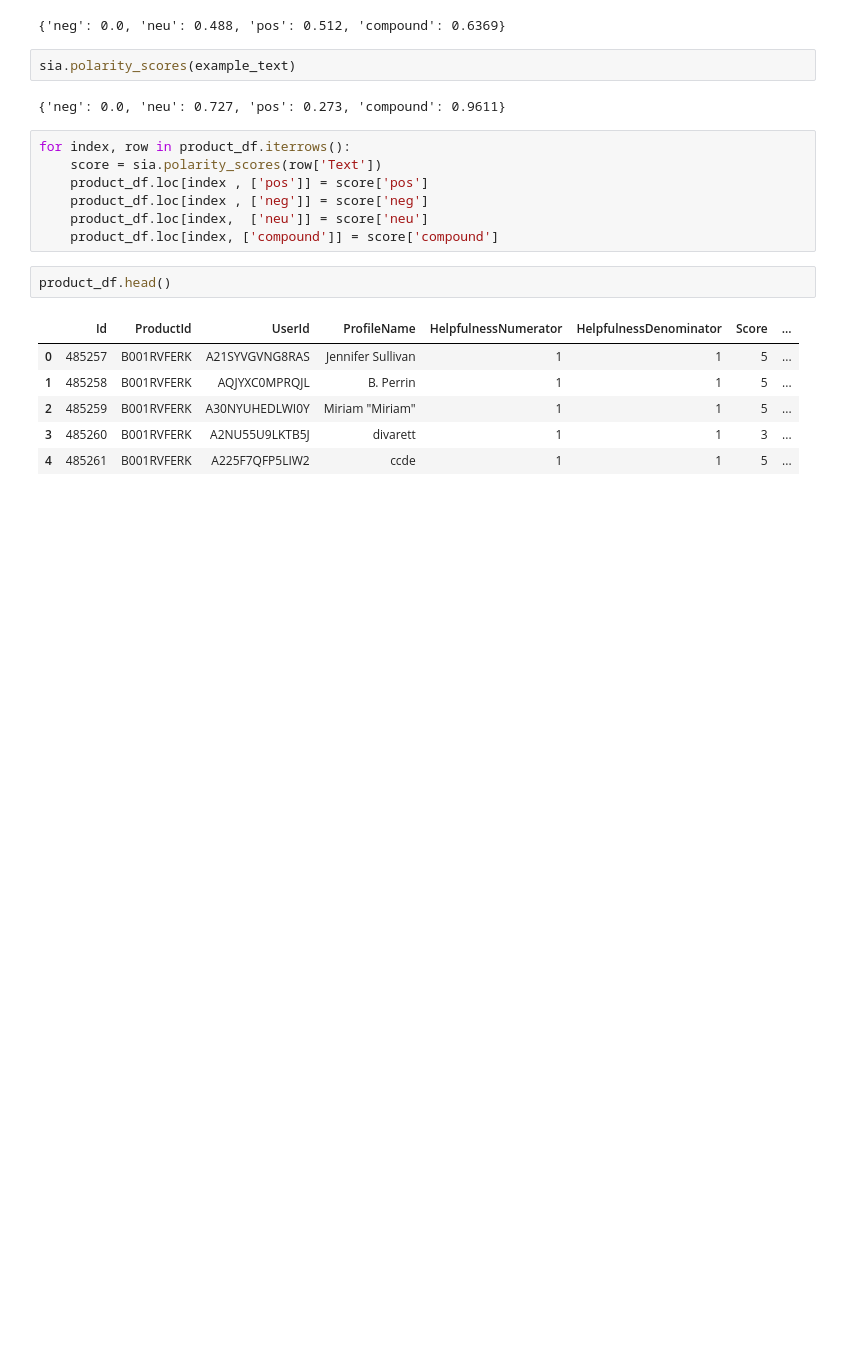
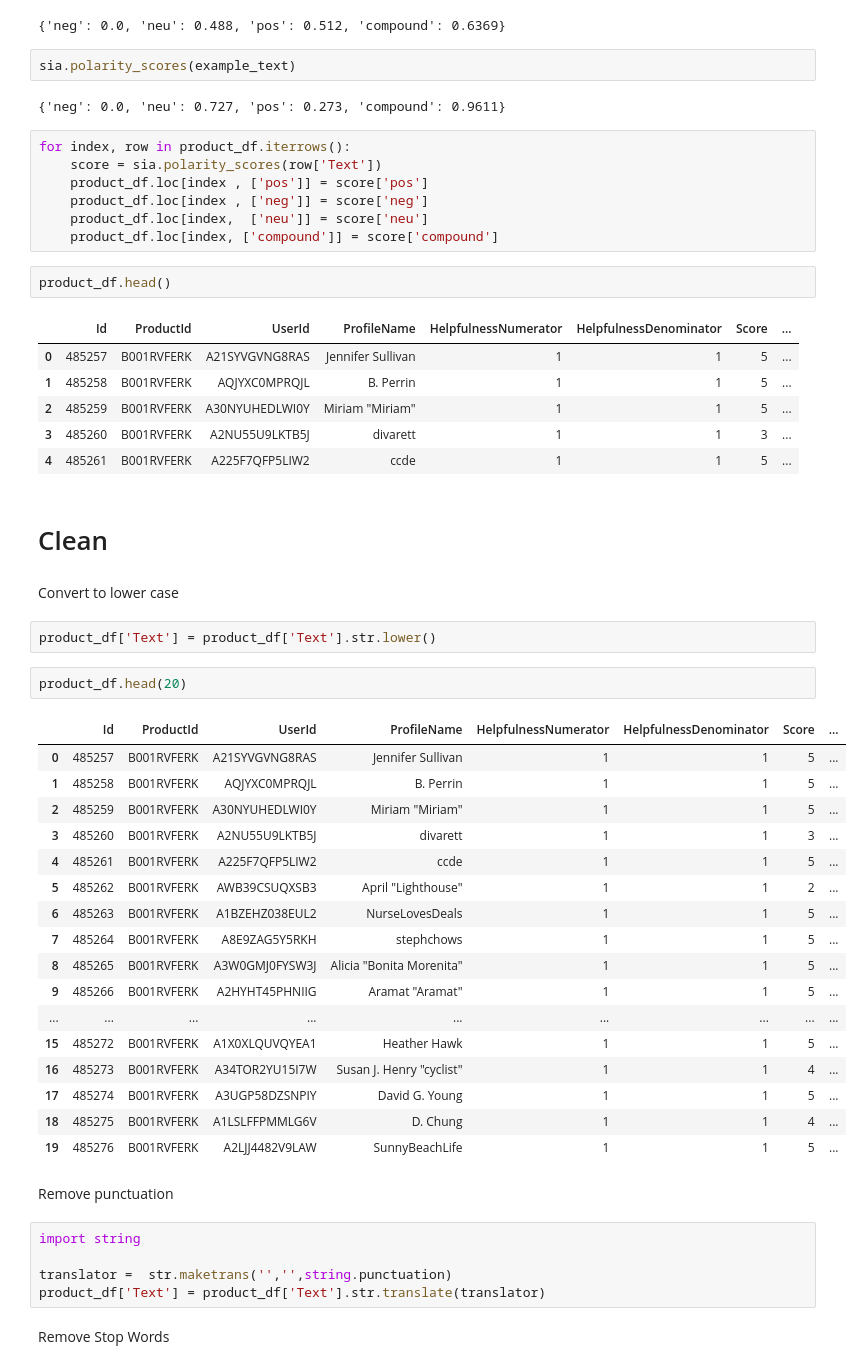
Before and after one commit to fbaezcalderon/sentiment_analysis_winter2025, a Jupyter notebook: quality_characteristics.ipynb, the cells around one changed output. Saved outputs shown, nothing was run; the diff lists cells and outputs as text; blank space fills up the shorter version.

Commit message:
scores after

```diff
--- a/quality_characteristics.ipynb
+++ b/quality_characteristics.ipynb
@@ -119,3 +119,38 @@ product_df.head()
 | 2 | 485259 | B001RVFERK | A30NYUHEDLWI0Y | Miriam "Miriam" | 1 | 1 | 5 | ... |
 | 3 | 485260 | B001RVFERK | A2NU55U9LKTB5J | divarett | 1 | 1 | 3 | ... |
 | 4 | 485261 | B001RVFERK | A225F7QFP5LIW2 | ccde | 1 | 1 | 5 | ... |
+# %% [markdown]
+# Clean
+# %% [markdown]
+Convert to lower case
+# %%
+product_df['Text'] = product_df['Text'].str.lower()
+# %%
+product_df.head(20)
+# %% [output]
+|  | Id | ProductId | UserId | ProfileName | HelpfulnessNumerator | HelpfulnessDenominator | Score | ... |
+| 0 | 485257 | B001RVFERK | A21SYVGVNG8RAS | Jennifer Sullivan | 1 | 1 | 5 | ... |
+| 1 | 485258 | B001RVFERK | AQJYXC0MPRQJL | B. Perrin | 1 | 1 | 5 | ... |
+| 2 | 485259 | B001RVFERK | A30NYUHEDLWI0Y | Miriam "Miriam" | 1 | 1 | 5 | ... |
+| 3 | 485260 | B001RVFERK | A2NU55U9LKTB5J | divarett | 1 | 1 | 3 | ... |
+| 4 | 485261 | B001RVFERK | A225F7QFP5LIW2 | ccde | 1 | 1 | 5 | ... |
+| 5 | 485262 | B001RVFERK | AWB39CSUQXSB3 | April "Lighthouse" | 1 | 1 | 2 | ... |
+| 6 | 485263 | B001RVFERK | A1BZEHZ038EUL2 | NurseLovesDeals | 1 | 1 | 5 | ... |
+| 7 | 485264 | B001RVFERK | A8E9ZAG5Y5RKH | stephchows | 1 | 1 | 5 | ... |
+| 8 | 485265 | B001RVFERK | A3W0GMJ0FYSW3J | Alicia "Bonita Morenita" | 1 | 1 | 5 | ... |
+| 9 | 485266 | B001RVFERK | A2HYHT45PHNIIG | Aramat "Aramat" | 1 | 1 | 5 | ... |
+| ... | ... | ... | ... | ... | ... | ... | ... | ... |
+| 15 | 485272 | B001RVFERK | A1X0XLQUVQYEA1 | Heather Hawk | 1 | 1 | 5 | ... |
+| 16 | 485273 | B001RVFERK | A34TOR2YU15I7W | Susan J. Henry "cyclist" | 1 | 1 | 4 | ... |
+| 17 | 485274 | B001RVFERK | A3UGP58DZSNPIY | David G. Young | 1 | 1 | 5 | ... |
+| 18 | 485275 | B001RVFERK | A1LSLFFPMMLG6V | D. Chung | 1 | 1 | 4 | ... |
+| 19 | 485276 | B001RVFERK | A2LJJ4482V9LAW | SunnyBeachLife | 1 | 1 | 5 | ... |
+# %% [markdown]
+Remove punctuation
+# %%
+import string
+
+translator =  str.maketrans('','',string.punctuation)
+product_df['Text'] = product_df['Text'].str.translate(translator)
+# %% [markdown]
+Remove Stop Words
```
Also changed, not shown: parts of 16 cells of this notebook.
